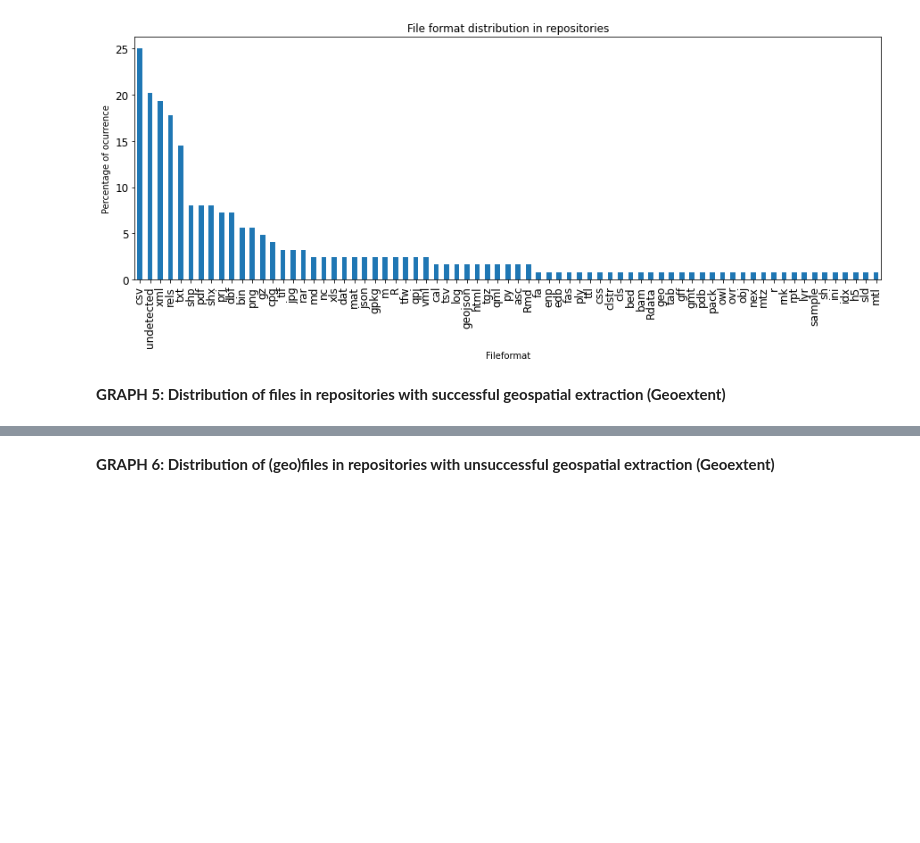
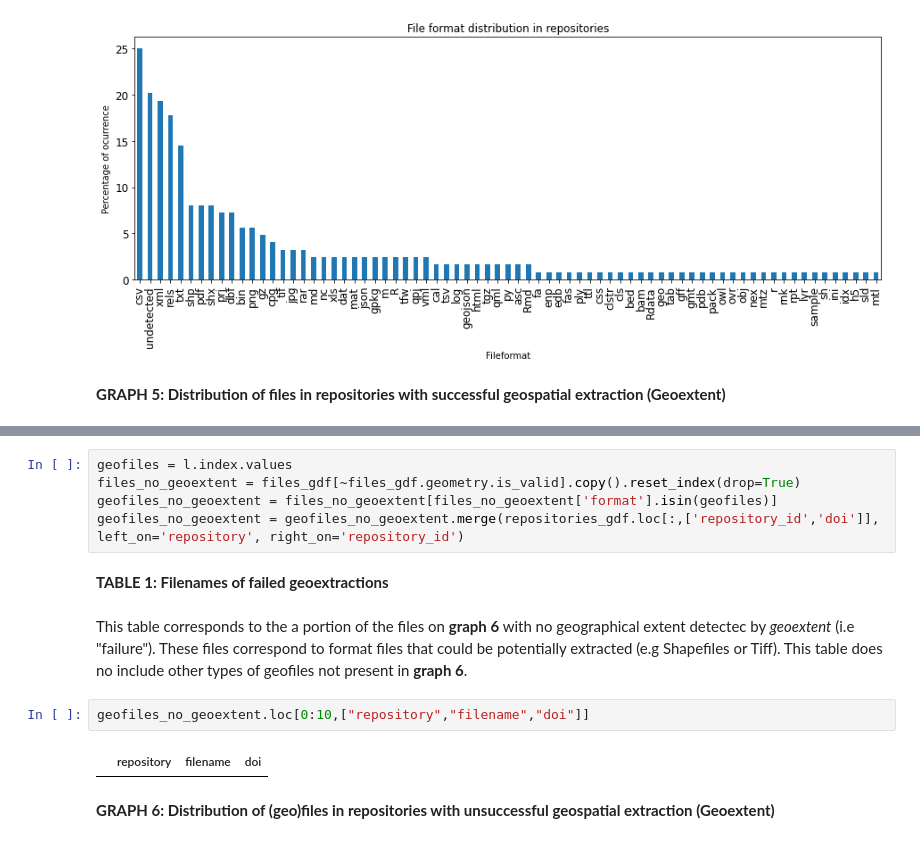
Before and after one commit to o2r-project/geoextent, a Jupyter notebook: showcase/geoextent_report.ipynb, the cells around one changed output, grey strips where cells are left out. Cells and saved outputs as stored; diff of their text form; blank space fills up the shorter version.

Commit message:
Table with doi links

```diff
--- a/showcase/geoextent_report.ipynb
+++ b/showcase/geoextent_report.ipynb
@@ -585,6 +586,19 @@ ax.legend(loc='center right', bbox_to_anchor=(1.1, 0.5))
 plt.show()
 # %% [output]
 [figure]
+# %%
+geofiles = l.index.values
+files_no_geoextent = files_gdf[~files_gdf.geometry.is_valid].copy().reset_index(drop=True)
+geofiles_no_geoextent = files_no_geoextent[files_no_geoextent['format'].isin(geofiles)]
+geofiles_no_geoextent = geofiles_no_geoextent.merge(repositories_gdf.loc[:,['repository_id','doi']], left_on='repository', right_on='repository_id')
+# %% [markdown]
+**TABLE 1: Filenames of failed geoextractions**
+# %% [markdown]
+This table corresponds to the a portion of the files on **graph 6** with no geographical extent detectec by _geoextent_ (i.e "failure"). These files correspond to format files that could be potentially extracted (e.g Shapefiles or Tiff). This table does no include other types of geofiles not present in **graph 6**.
+# %%
+geofiles_no_geoextent.loc[0:10,["repository","filename","doi"]]
+# %% [output]
+|  | repository | filename | doi |
 # %% [markdown]
 **GRAPH 6: Distribution of (geo)files in repositories with unsuccessful geospatial extraction (Geoextent)**
 # %%
```
Also changed, not shown: parts of 9 cells of this notebook, 1 other file.
